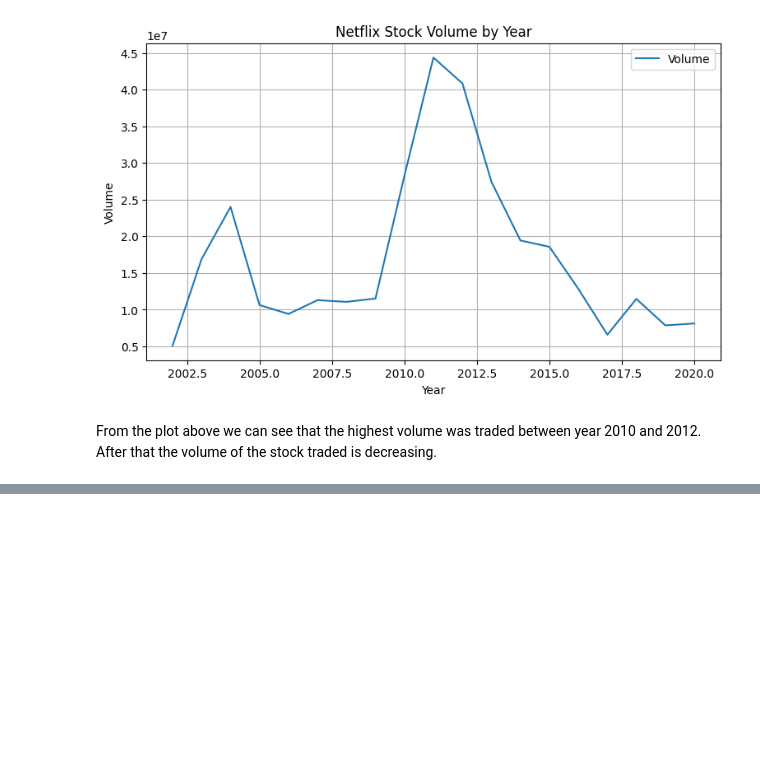
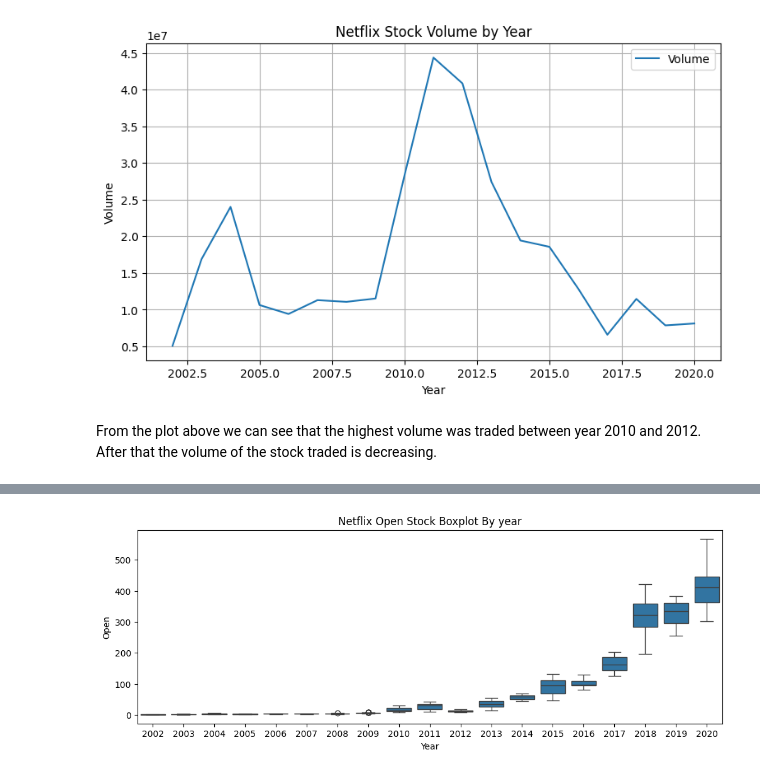
Before and after one commit to myrres0/IAU-2024, a Jupyter notebook: phase-4.ipynb, the cells around one changed output, grey strips where cells are left out. Cells and saved outputs as stored; diff of their text form; code cells hidden in the pictures; blank space fills up the shorter version.

```diff
--- a/phase-4.ipynb
+++ b/phase-4.ipynb
@@ -343,0 +178,9 @@ RMSE: 114.69614190878832
+# %%
+_, ax = plt.subplots(figsize=(12,4))
+sns.boxplot(x=netflix_data['Year'], y=netflix_data['Open'], ax=ax)
+plt.title('Netflix Open Stock Boxplot By year')
+plt.show()
+
+netflix_data = netflix_data.drop(columns=['Year'])
+# %% [output]
+[figure, added]
```
Also changed, not shown: parts of 42 cells of this notebook.
